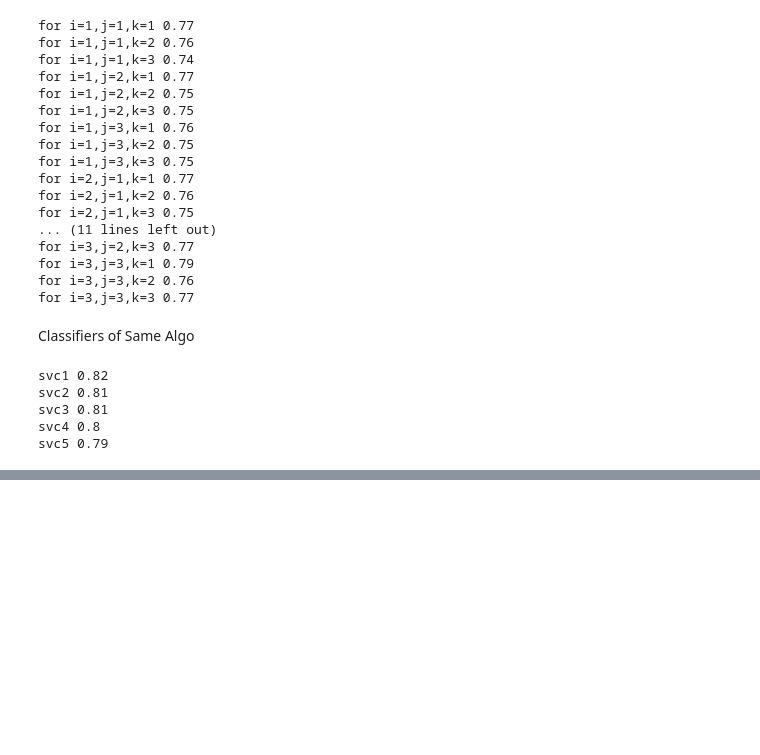
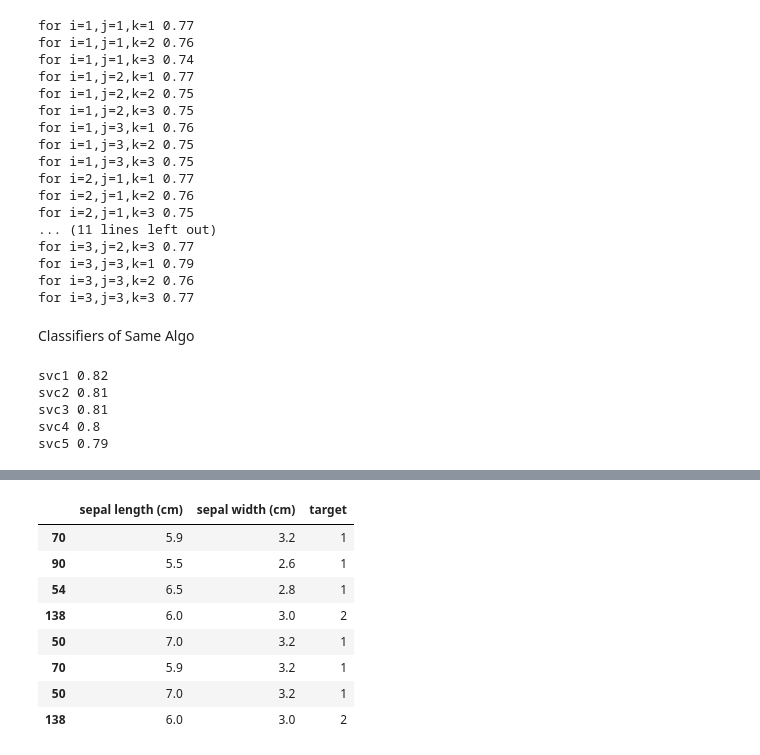
Before and after one commit to sahajpreetsingh060/ML, a Jupyter notebook: chapter7.ipynb, the cells around one changed output, grey strips where cells are left out. Drawn from its saved outputs; the diff is of its cells as text; code cells hidden in the pictures; blank space fills up the shorter version.

```diff
--- a/chapter7.ipynb
+++ b/chapter7.ipynb
@@ -191,0 +290,16 @@ svc5 0.79
+# %%
+df_bag=df_train.sample(8,replace=True)
+X = df_bag.iloc[:,0:2]
+y = df_bag.iloc[:,-1]
+
+df_bag
+# %% [output]
+|  | sepal length (cm) | sepal width (cm) | target |
+| 70 | 5.9 | 3.2 | 1 |
+| 90 | 5.5 | 2.6 | 1 |
+| 54 | 6.5 | 2.8 | 1 |
+| 138 | 6.0 | 3.0 | 2 |
+| 50 | 7.0 | 3.2 | 1 |
+| 70 | 5.9 | 3.2 | 1 |
+| 50 | 7.0 | 3.2 | 1 |
+| 138 | 6.0 | 3.0 | 2 |
```
Also changed, not shown: parts of 23 cells of this notebook.
